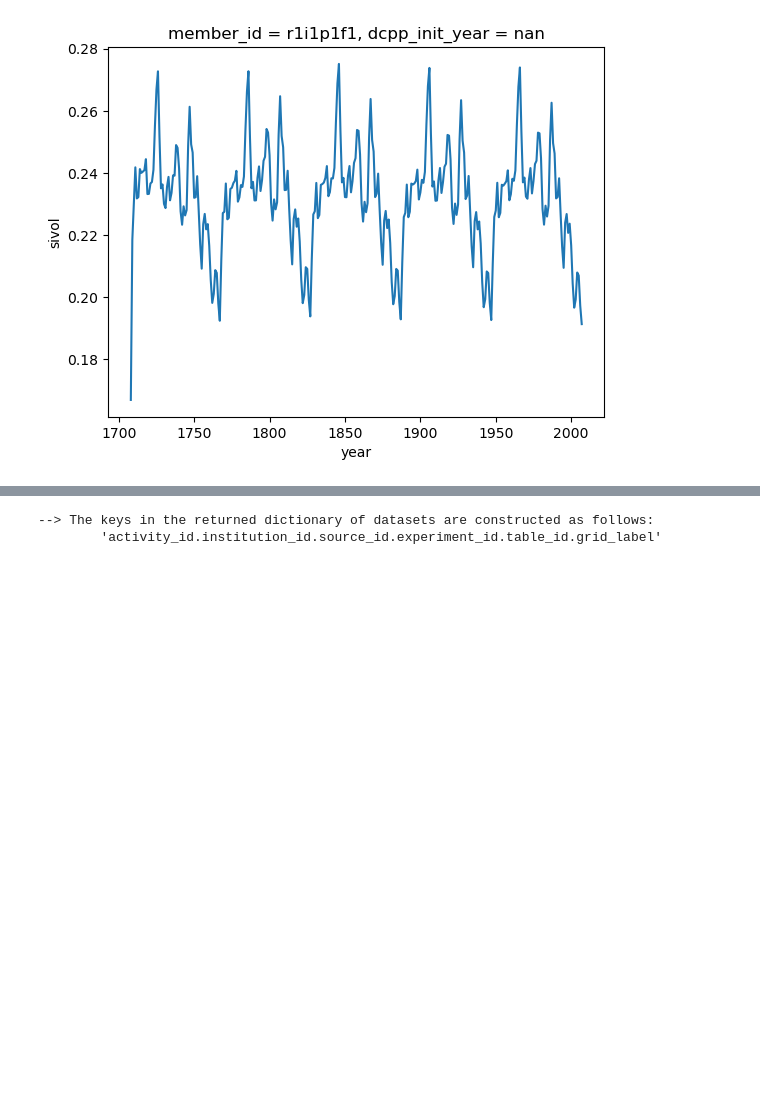
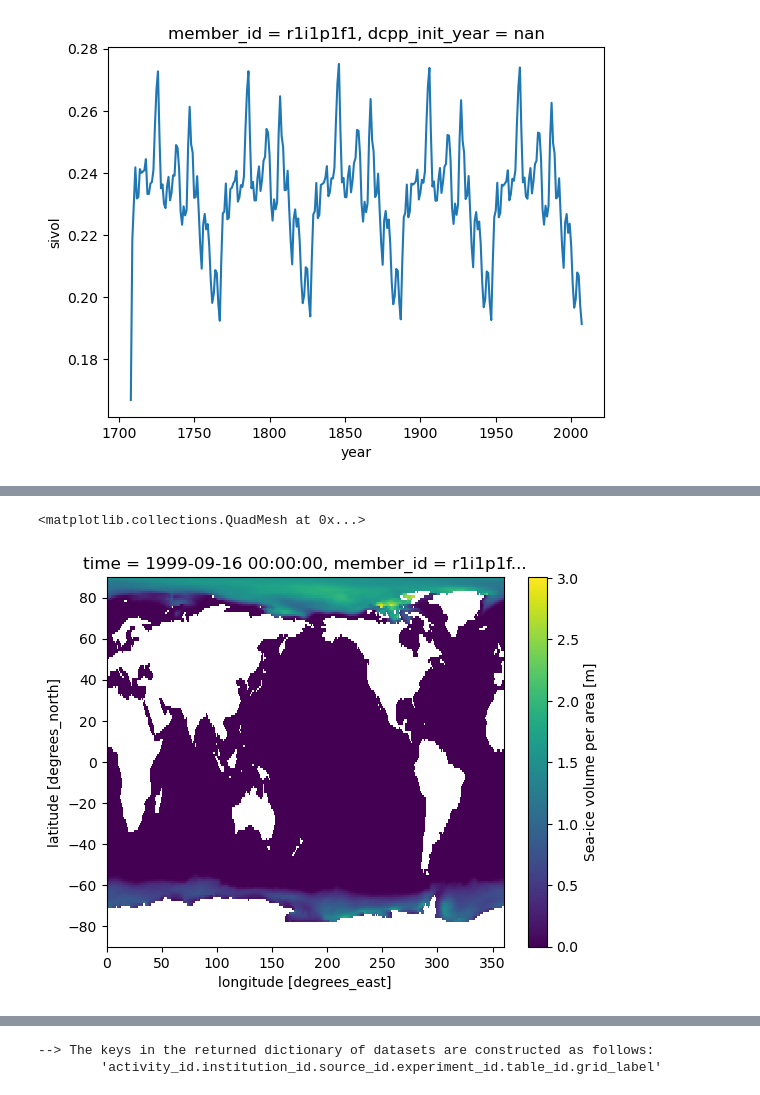
Before and after one commit to hirnas/e440-final, a Jupyter notebook: e440proj.ipynb, the cells around one changed output, grey strips where cells are left out. Cells and saved outputs as stored; diff of their text form; code cells hidden in the pictures; blank space fills up the shorter version.

```diff
--- a/e440proj.ipynb
+++ b/e440proj.ipynb
@@ -405,0 +418,6 @@ testplotdata.plot()
+# %%
+dask.config.set(num_workers=20)  # Adjust based on your CPU cores
+dset_dict_si['OMIP.NOAA-GFDL.GFDL-OM4p5B.omip1.SImon.gr'].sivol.isel(time=3500).plot()
+# %% [output]
+<matplotlib.collections.QuadMesh at 0x...>
+[figure, added]
```
Also changed, not shown: parts of 3 cells of this notebook.
